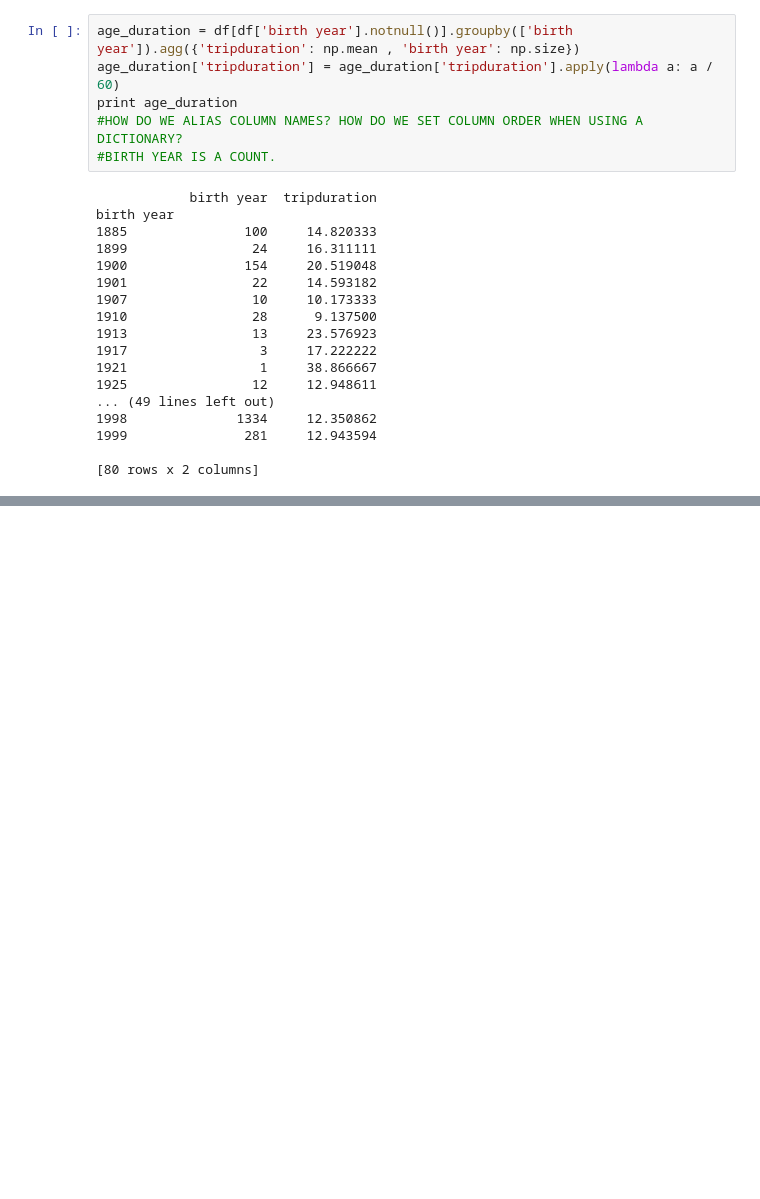
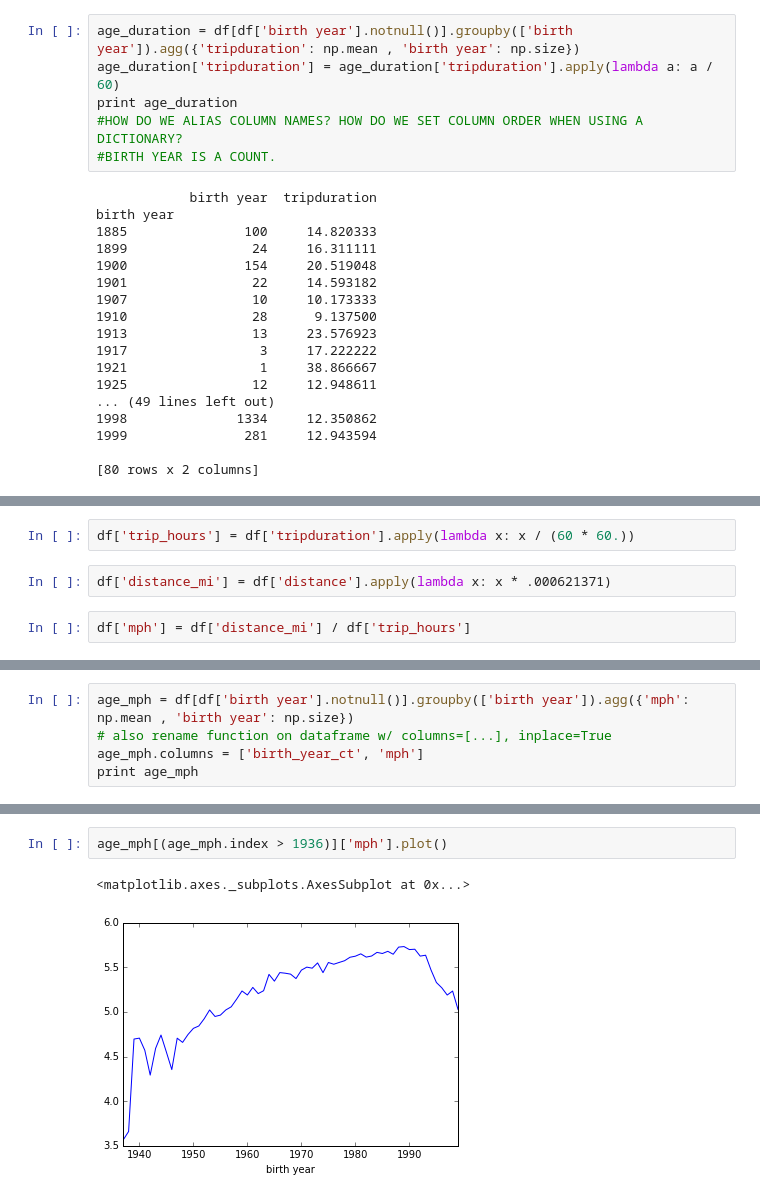
Before and after one commit to dvndrsn/citibike, a Jupyter notebook: Citibike2.ipynb, the cells around one changed output, grey strips where cells are left out. Saved outputs shown, nothing was run; the diff lists cells and outputs as text; blank space fills up the shorter version.

```diff
--- a/Citibike2.ipynb
+++ b/Citibike2.ipynb
@@ -222,0 +259,6 @@ array([[<matplotlib.axes._subplots.AxesSubplot object at 0x...>,
+# %%
+df['trip_hours'] = df['tripduration'].apply(lambda x: x / (60 * 60.))
+# %%
+df['distance_mi'] = df['distance'].apply(lambda x: x * .000621371)
+# %%
+df['mph'] = df['distance_mi'] / df['trip_hours']
@@ -222,0 +274,5 @@ array([[<matplotlib.axes._subplots.AxesSubplot object at 0x...>,
+# %%
+age_mph = df[df['birth year'].notnull()].groupby(['birth year']).agg({'mph': np.mean , 'birth year': np.size})
+# also rename function on dataframe w/ columns=[...], inplace=True
+age_mph.columns = ['birth_year_ct', 'mph']
+print age_mph
@@ -222,0 +297,5 @@ array([[<matplotlib.axes._subplots.AxesSubplot object at 0x...>,
+# %%
+age_mph[(age_mph.index > 1936)]['mph'].plot()
+# %% [output]
+<matplotlib.axes._subplots.AxesSubplot at 0x...>
+[figure, added]
```
Also changed, not shown: parts of 9 cells of this notebook.
